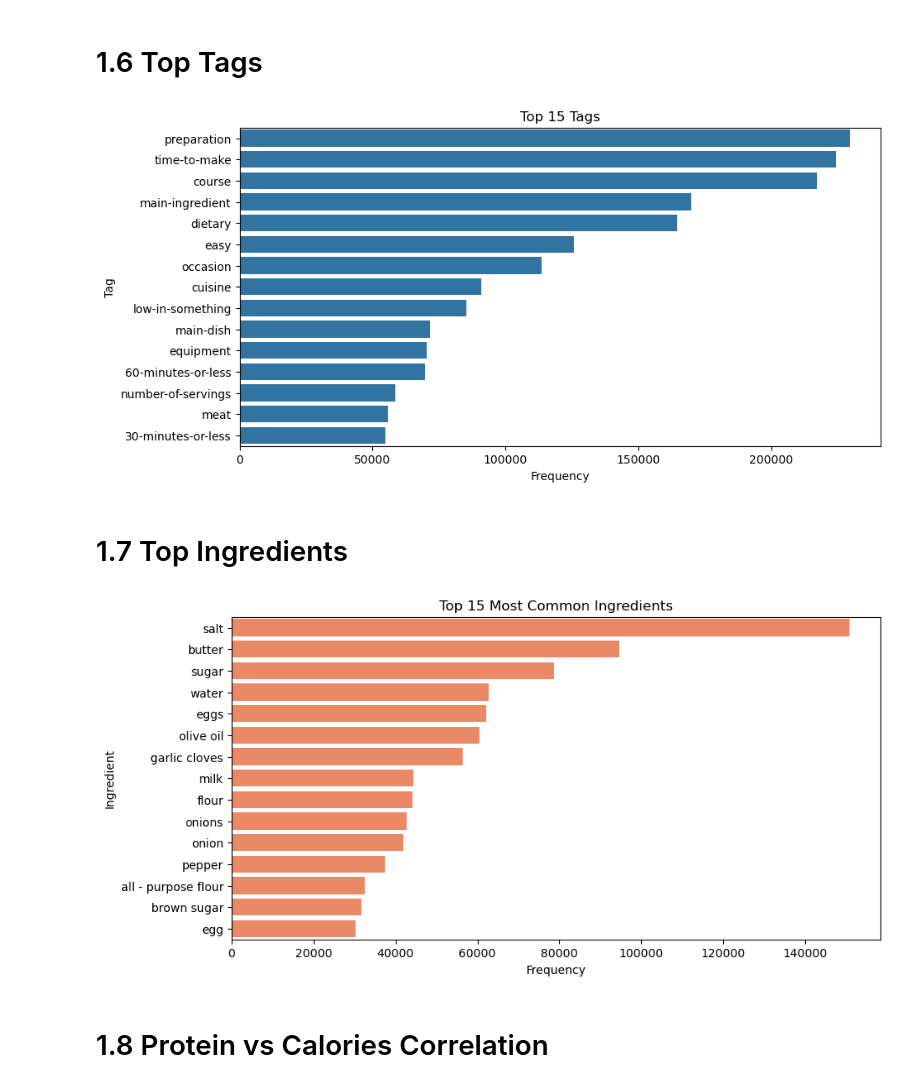
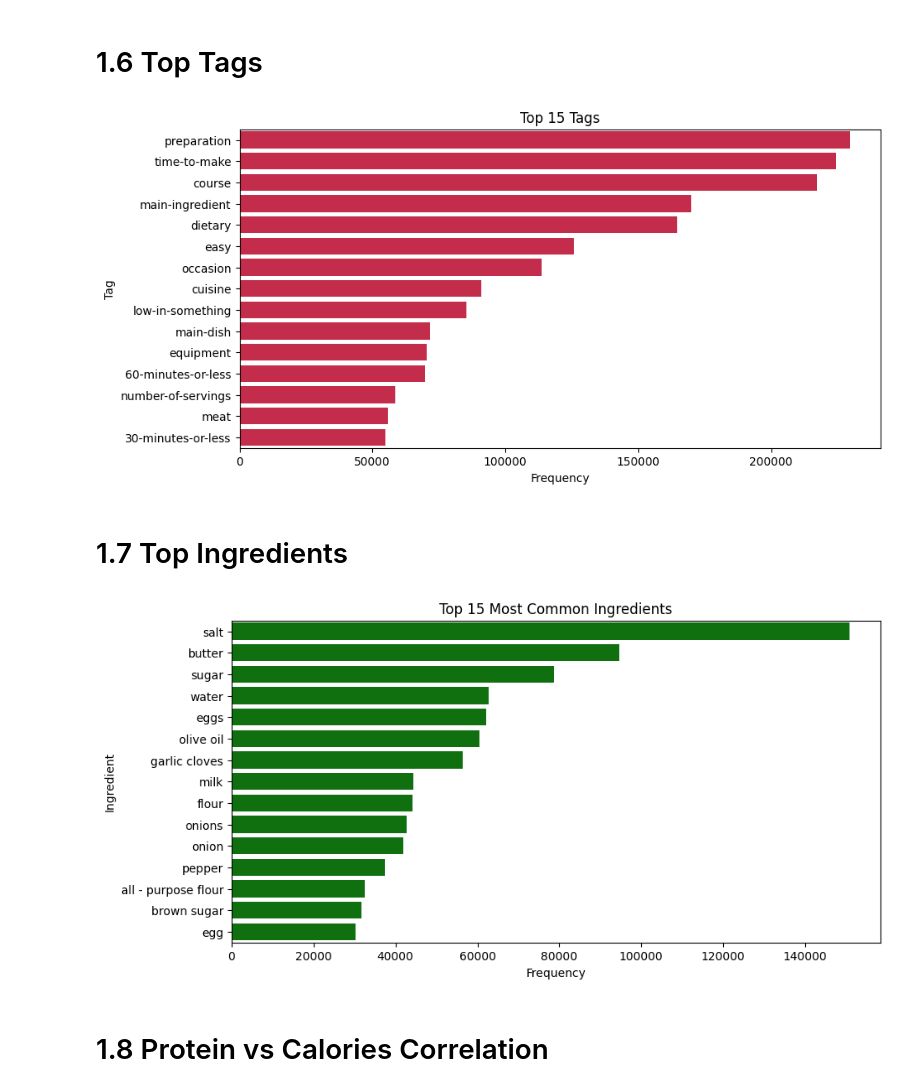
Before and after one commit to Azimi2kht/recipe-recom, a Jupyter notebook: source/1-data-statistics.ipynb, the cells around one changed output. Cells and saved outputs as stored; diff of their text form; code cells hidden in the pictures.

```diff
--- a/source/1-data-statistics.ipynb
+++ b/source/1-data-statistics.ipynb
@@ -10,7 +10,7 @@ import seaborn as sns
 pd.set_option('display.max_columns', None)
 
 # Load dataset
-df = pd.read_csv("pp_recipes.csv")
+df = pd.read_csv("../data/pp_recipes.csv")
 
 # Preview
 print(df.shape)
@@ -185,30 +205,30 @@ Passing `palette` without assigning `hue` is deprecated and will be removed in v
 # %%
 from collections import Counter
 import ast
 
 def extract_list_values(series):
     all_items = []
     for val in series.dropna():
         try:
             items = ast.literal_eval(val)
             if isinstance(items, list):
                 all_items.extend(items)
         except:
             continue
     return all_items
 
 # Extract top tags
 tag_list = extract_list_values(df['tags'])
 top_tags = Counter(tag_list).most_common(15)
 
 plt.figure(figsize=(10,5))
-sns.barplot(x=[x[1] for x in top_tags], y=[x[0] for x in top_tags])
+sns.barplot(x=[x[1] for x in top_tags], y=[x[0] for x in top_tags], color="crimson")
 plt.title("Top 15 Tags")
 plt.xlabel("Frequency")
 plt.ylabel("Tag")
 plt.show()
 # %% [output]
-[figure, old version]
+[figure, new version]
 # %% [markdown]
 # 1.7 Top Ingredients
 # %%
@@ -216,13 +236,13 @@ ing_list = extract_list_values(df['ingredient_food_kg_names'])
 top_ing = Counter(ing_list).most_common(15)
 
 plt.figure(figsize=(10,5))
-sns.barplot(x=[x[1] for x in top_ing], y=[x[0] for x in top_ing], color='coral')
+sns.barplot(x=[x[1] for x in top_ing], y=[x[0] for x in top_ing], color='green')
 plt.title("Top 15 Most Common Ingredients")
 plt.xlabel("Frequency")
 plt.ylabel("Ingredient")
 plt.show()
 # %% [output]
-[figure, old version]
+[figure, new version]
 # %% [markdown]
 # 1.8 Protein vs Calories Correlation
 # %%
```
Also changed, not shown: parts of 4 cells of this notebook, 3 other files.
